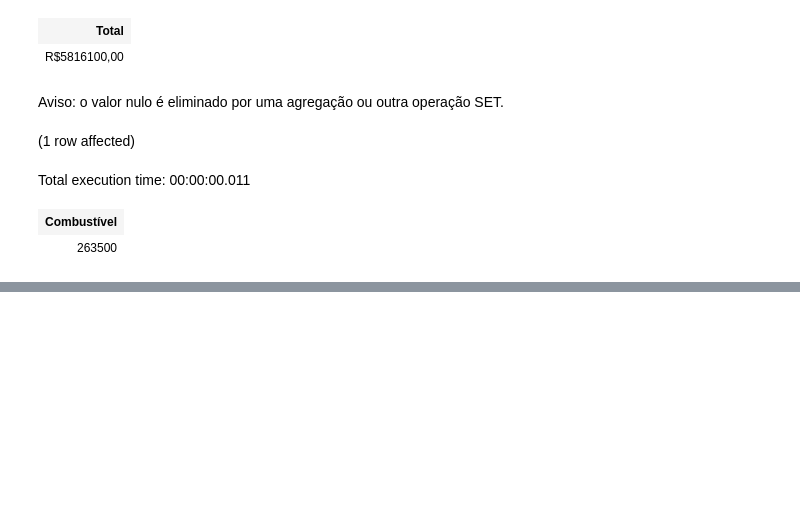
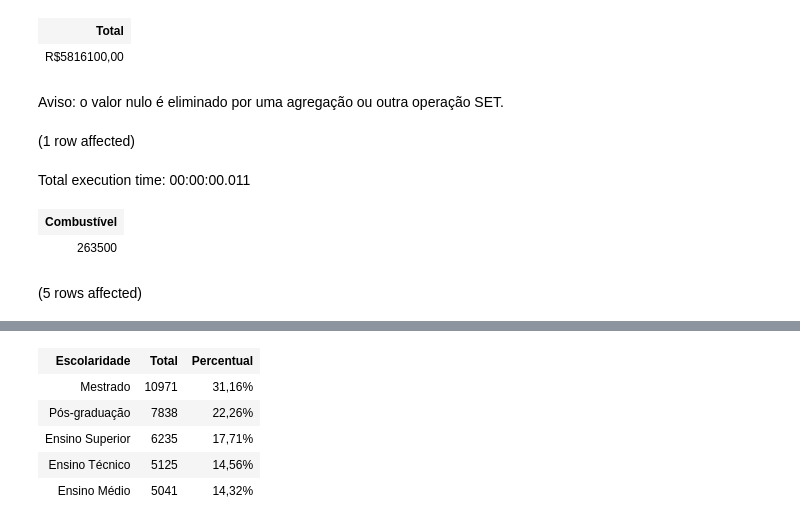
Before and after one commit to AlbertoFAraujo/SQL_People_analytics, a Jupyter notebook: people_analytics_EDA.ipynb, the cells around one changed output, grey strips where cells are left out. Saved outputs shown, nothing was run; the diff lists cells and outputs as text; code cells hidden in the pictures; blank space fills up the shorter version.

```diff
--- a/people_analytics_EDA.ipynb
+++ b/people_analytics_EDA.ipynb
@@ -204,3 +204,14 @@ Aviso: o valor nulo é eliminado por uma agregação ou outra operação SET.
 Total execution time: 00:00:00.011
 | Combustível |
 | 263500 |
+# %%
+--Qual a média salarial por escolaridade
+SELECT
+    Escolaridade,
+    AVG(Salário) AS Total,
+    FORMAT(1.0 *AVG(Salário)/SUM(AVG(Salário))OVER(), '0.00%') AS Percentual
+FROM baseRH_ativos
+GROUP BY Escolaridade
+ORDER BY Total DESC
+# %% [output]
+(5 rows affected)
@@ -206,0 +219,6 @@ Total execution time: 00:00:00.011
+| Escolaridade | Total | Percentual |
+| Mestrado | 10971 | 31,16% |
+| Pós-graduação | 7838 | 22,26% |
+| Ensino Superior | 6235 | 17,71% |
+| Ensino Técnico | 5125 | 14,56% |
+| Ensino Médio | 5041 | 14,32% |
```
Also changed, not shown: parts of 3 cells of this notebook.
